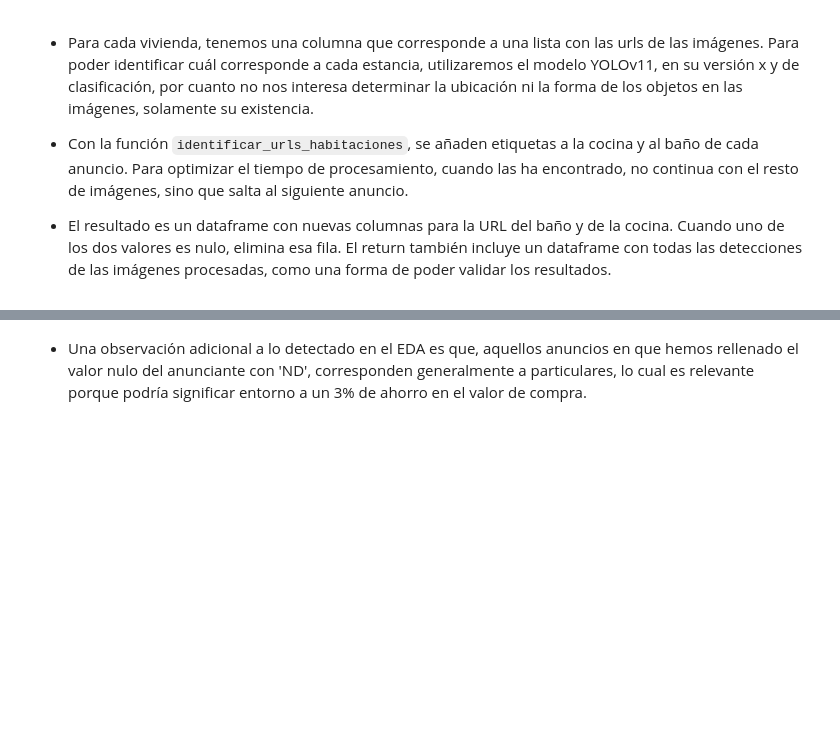
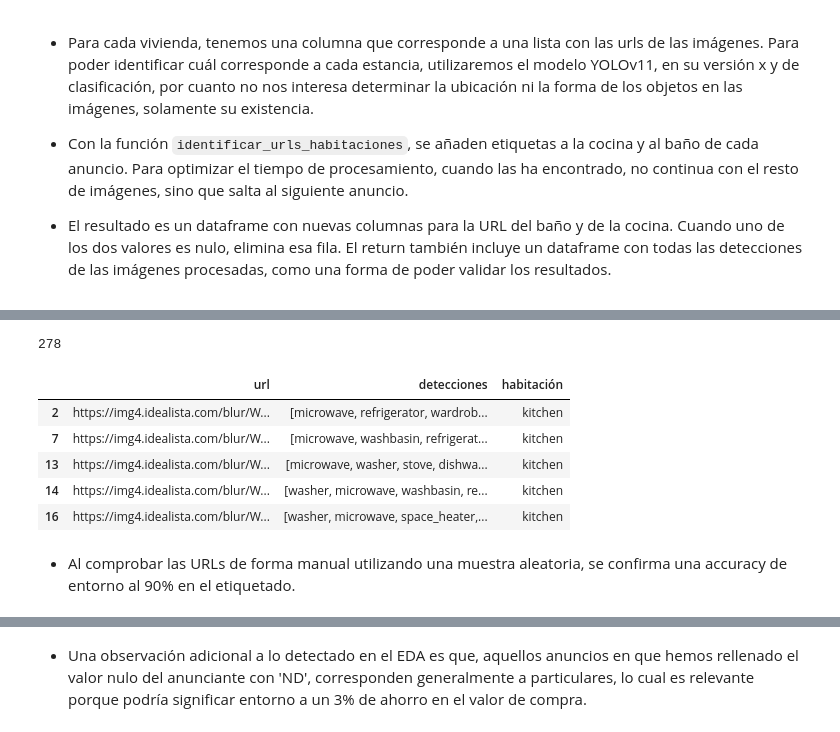
Before and after one commit to davfranco1/Proyecto-Rentabilidad-Viviendas, a Jupyter notebook: notebooks/4_CalculoRentabilidad.ipynb, the cells around one changed output, grey strips where cells are left out. Drawn from its saved outputs; the diff is of its cells as text; code cells hidden in the pictures; blank space fills up the shorter version.

```diff
--- a/notebooks/4_CalculoRentabilidad.ipynb
+++ b/notebooks/4_CalculoRentabilidad.ipynb
@@ -58,0 +66,15 @@ df, detecciones = sy.identificar_urls_habitaciones(df, 'urls_imagenes')
+# %%
+df.shape[0]
+# %% [output]
+278
+# %%
+detecciones[detecciones['habitación']=='kitchen'].head(5)
+# %% [output]
+|  | url | detecciones | habitación |
+| 2 | https://img4.idealista.com/blur/W... | [microwave, refrigerator, wardrob... | kitchen |
+| 7 | https://img4.idealista.com/blur/W... | [microwave, washbasin, refrigerat... | kitchen |
+| 13 | https://img4.idealista.com/blur/W... | [microwave, washer, stove, dishwa... | kitchen |
+| 14 | https://img4.idealista.com/blur/W... | [washer, microwave, washbasin, re... | kitchen |
+| 16 | https://img4.idealista.com/blur/W... | [washer, microwave, space_heater,... | kitchen |
+# %% [markdown]
+- Al comprobar las URLs de forma manual utilizando una muestra aleatoria, se confirma una accuracy de entorno al 90% en el etiquetado.
```
Also changed, not shown: parts of 13 cells of this notebook, 10 other files.
